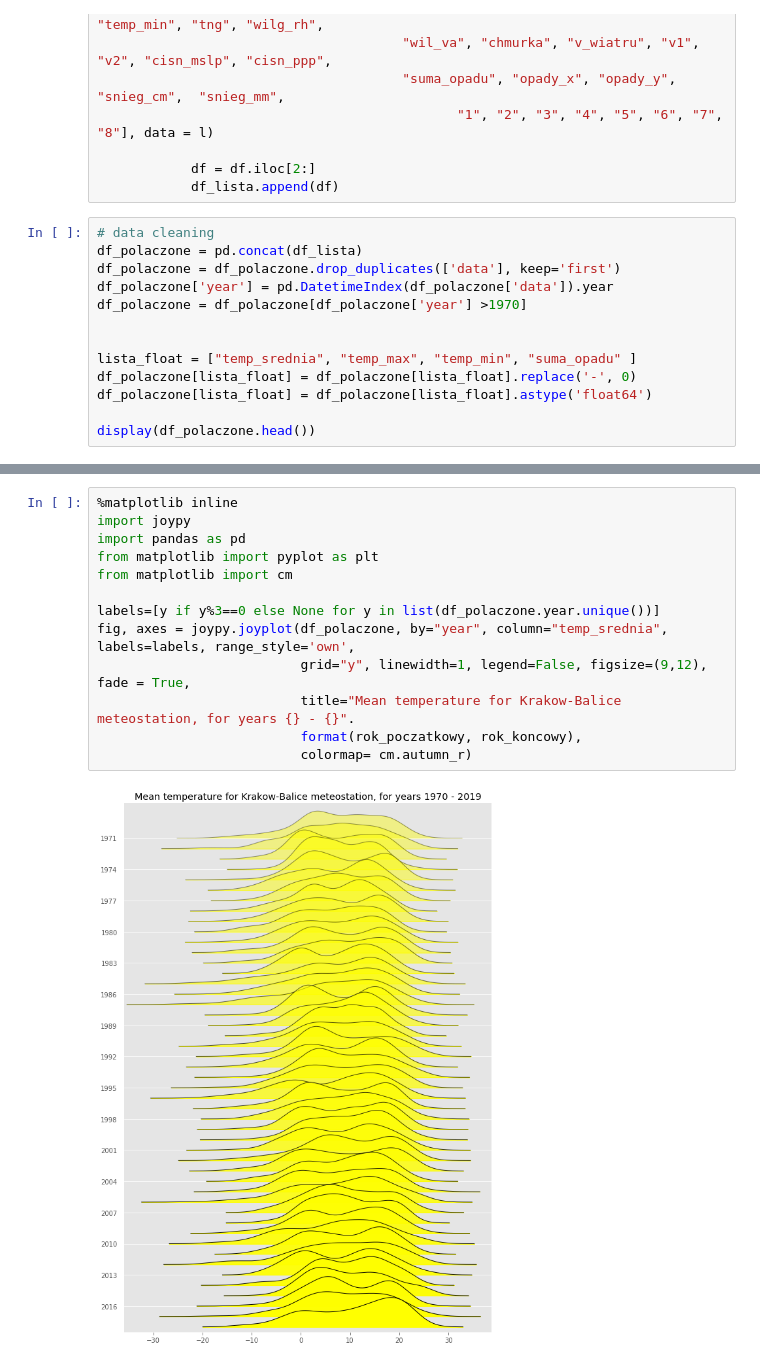
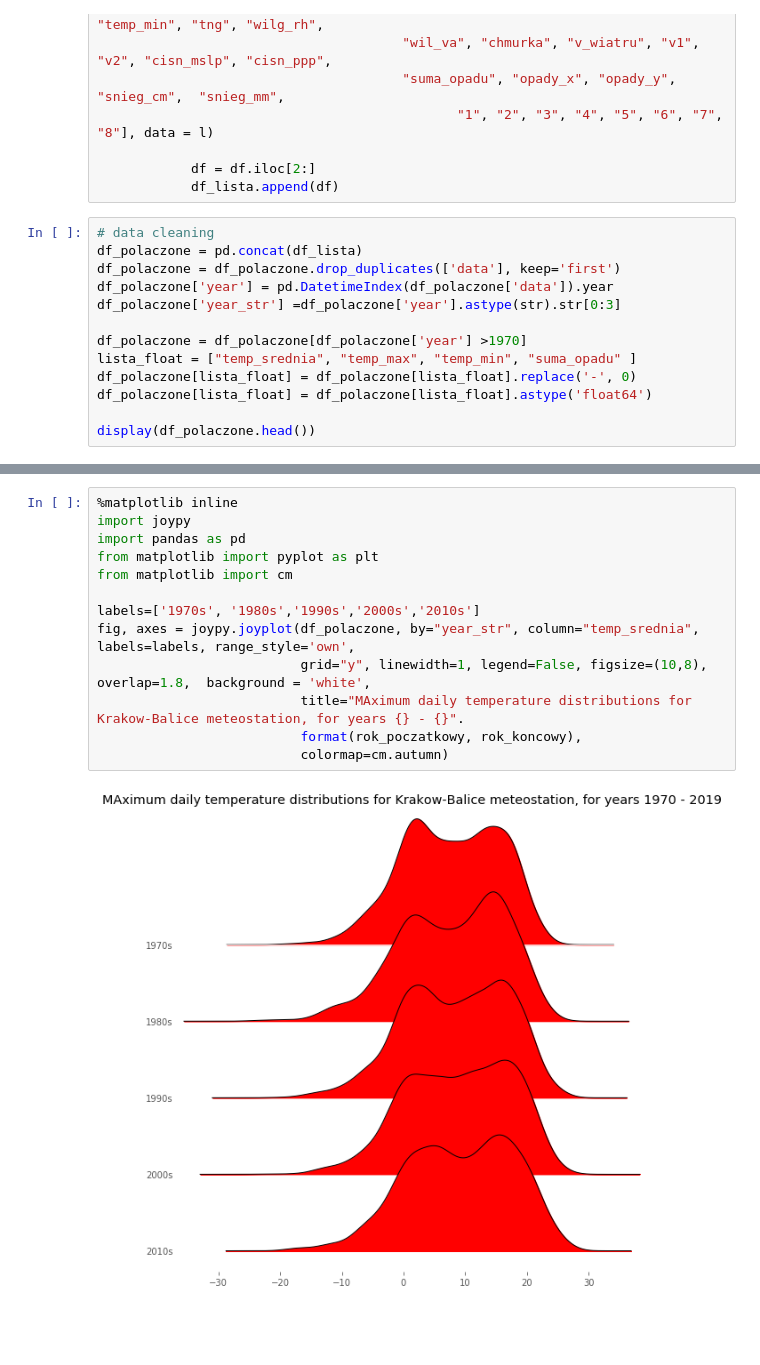
Before and after one commit to marcinszwagrzyk/Climate_analysis, a Jupyter notebook: IMGW_stacja.ipynb, the cells around one changed output, grey strips where cells are left out. Cells and saved outputs as stored; diff of their text form; blank space fills up the shorter version.

Commit message:
joyplot

```diff
--- a/IMGW_stacja.ipynb
+++ b/IMGW_stacja.ipynb
@@ -49,9 +49,9 @@ for year in range(rok_poczatkowy, rok_koncowy):
 df_polaczone = pd.concat(df_lista)
 df_polaczone = df_polaczone.drop_duplicates(['data'], keep='first')
 df_polaczone['year'] = pd.DatetimeIndex(df_polaczone['data']).year
+df_polaczone['year_str'] =df_polaczone['year'].astype(str).str[0:3]
+
 df_polaczone = df_polaczone[df_polaczone['year'] >1970]
-
-
 lista_float = ["temp_srednia", "temp_max", "temp_min", "suma_opadu" ]
 df_polaczone[lista_float] = df_polaczone[lista_float].replace('-', 0)
 df_polaczone[lista_float] = df_polaczone[lista_float].astype('float64')
@@ -68,15 +68,15 @@ display(df_polaczone.head())
 # %%
 %matplotlib inline
 import joypy
 import pandas as pd
 from matplotlib import pyplot as plt
 from matplotlib import cm
 
-labels=[y if y%3==0 else None for y in list(df_polaczone.year.unique())]
-fig, axes = joypy.joyplot(df_polaczone, by="year", column="temp_srednia", labels=labels, range_style='own',
-                          grid="y", linewidth=1, legend=False, figsize=(9,12), fade = True,
-                          title="Mean temperature for Krakow-Balice meteostation, for years {} - {}".
+labels=['1970s', '1980s','1990s','2000s','2010s']
+fig, axes = joypy.joyplot(df_polaczone, by="year_str", column="temp_srednia", labels=labels, range_style='own',
+                          grid="y", linewidth=1, legend=False, figsize=(10,8), overlap=1.8,  background = 'white',
+                          title="MAximum daily temperature distributions for Krakow-Balice meteostation, for years {} - {}".
                           format(rok_poczatkowy, rok_koncowy),
-                          colormap= cm.autumn_r)
+                          colormap=cm.autumn)
 # %% [output]
-[figure, old version]
+[figure, new version]
```
Also changed, not shown: parts of 1 cell of this notebook.
